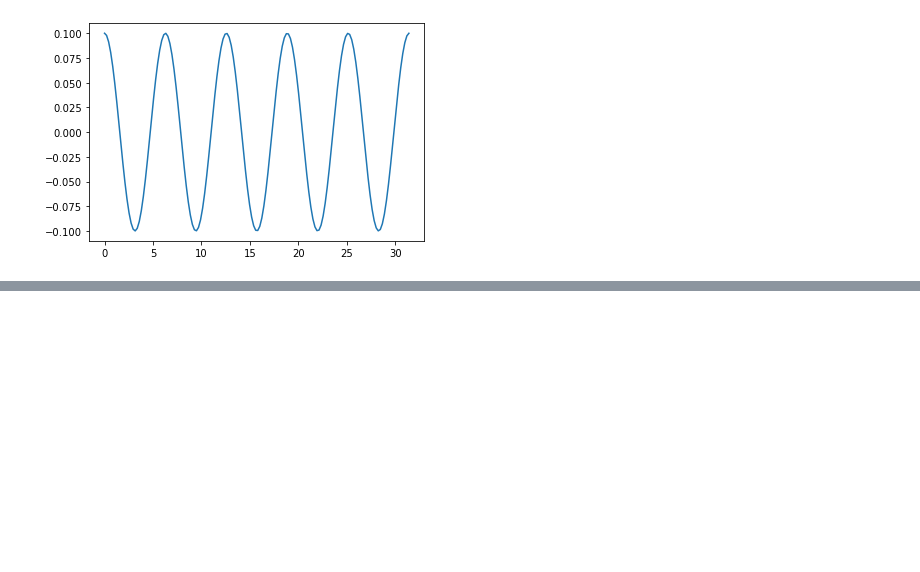
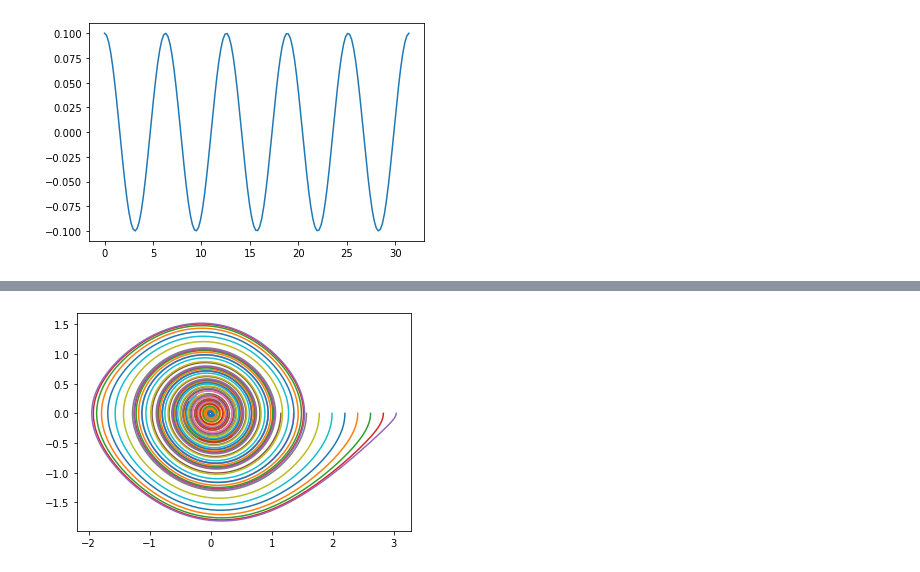
Before and after one commit to richmf/Fisica-Computacional-clases, a Jupyter notebook: Mapeo1.ipynb, the cells around one changed output, grey strips where cells are left out. Cells and saved outputs as stored; diff of their text form; code cells hidden in the pictures; blank space fills up the shorter version.

```diff
--- a/Mapeo1.ipynb
+++ b/Mapeo1.ipynb
@@ -121,0 +141,24 @@ show()
+# %%
+def pendulo_fric(t,th_vth,omega2=1,gam=0.1):
+    return array([th_vth[1],-gam*th_vth[1] -omega2*sin(th_vth[0])])
+# %%
+intervalo = (0,10*pi)
+N_tray , N_puntos = 15 , 500
+t = linspace(intervalo[0],intervalo[1],N_puntos)
+th_0s = linspace(0.1,pi-0.1,N_tray)
+trayectorias = np.zeros((2,N_puntos,N_tray))
+E_tray = np.zeros((N_puntos,N_tray))
+tray_f = [ 0 for i in range(N_tray)]
+for i in range(N_tray):
+    ci = [th_0s[i],0]
+    th_vth = solve_ivp(pendulo_fric,intervalo,ci,atol=1e-8,rtol=1e-8,dense_output=True)
+    tray_f[i] = th_vth.sol
+    th , vth = th_vth.sol(t)
+    E_tray[:,i] = E_pendulo([th,vth])
+    trayectorias[:,:,i] = th , vth
+# %%
+for i in range(N_tray):
+    plot(trayectorias[0,:,i],trayectorias[1,:,i])
+show()
+# %% [output]
+[figure, added]
```
Also changed, not shown: parts of 7 cells of this notebook.
